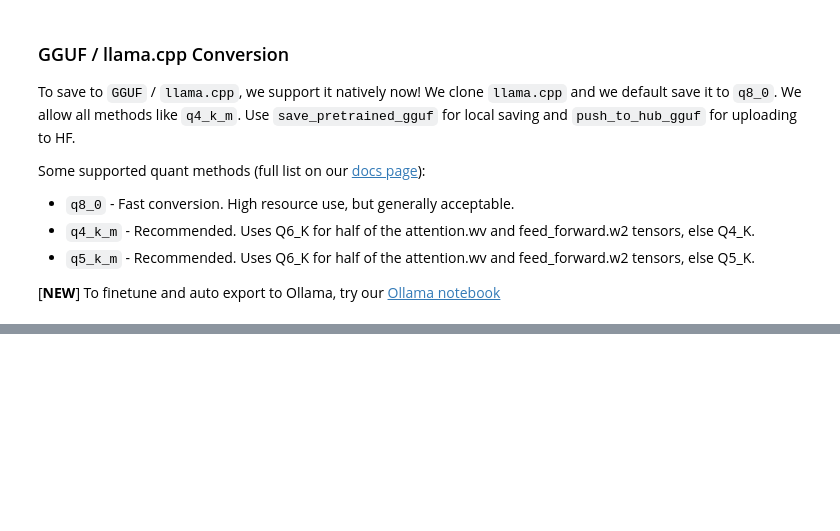
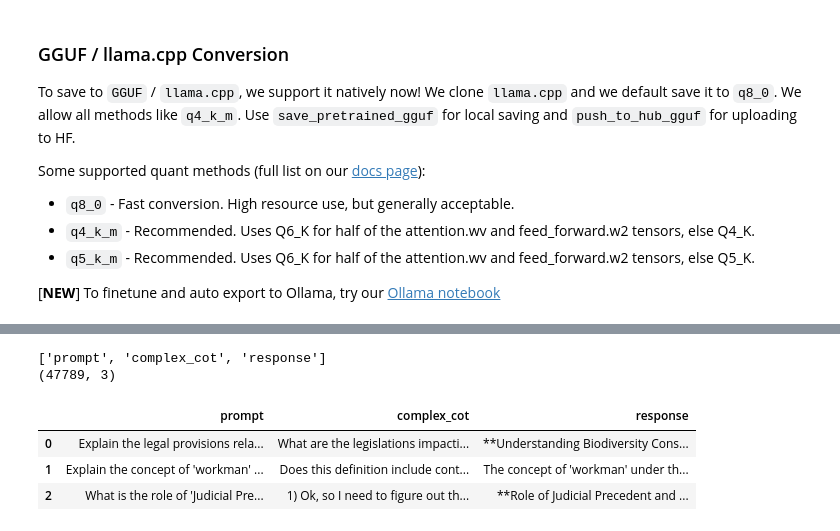
Before and after one commit to shaunak36/lawyer-ai-, a Jupyter notebook: nb/Qwen3_(14B)-Reasoning-Conversational.ipynb, the cells around one changed output, grey strips where cells are left out. Cells and saved outputs as stored; diff of their text form; code cells hidden in the pictures; blank space fills up the shorter version.

```diff
--- a/nb/Qwen3_(14B)-Reasoning-Conversational.ipynb
+++ b/nb/Qwen3_(14B)-Reasoning-Conversational.ipynb
@@ -425,10 +501,17 @@ for root, dirs, files in os.walk('/'):
             print(os.path.join(root, file))
 # %%
 import pandas as pd
-df = pd.read_json("/Alpie-core_core_indian_law.json")
+df = pd.read_json("/content/drive/MyDrive/Alpie-core_core_indian_law.json")
 print(df.columns.tolist())
 print(df.shape)
 df.head(3)
+# %% [output]
+['prompt', 'complex_cot', 'response']
+(47789, 3)
+|  | prompt | complex_cot | response |
+| 0 | Explain the legal provisions rela... | What are the legislations impacti... | **Understanding Biodiversity Cons... |
+| 1 | Explain the concept of 'workman' ... | Does this definition include cont... | The concept of 'workman' under th... |
+| 2 | What is the role of 'Judicial Pre... | 1) Ok, so I need to figure out th... | **Role of Judicial Precedent and ... |
 # %%
 # Convert Indian Law dataset to conversational format
 def generate_legal_conversation(examples):
```
Also changed, not shown: parts of 12 cells of this notebook.
